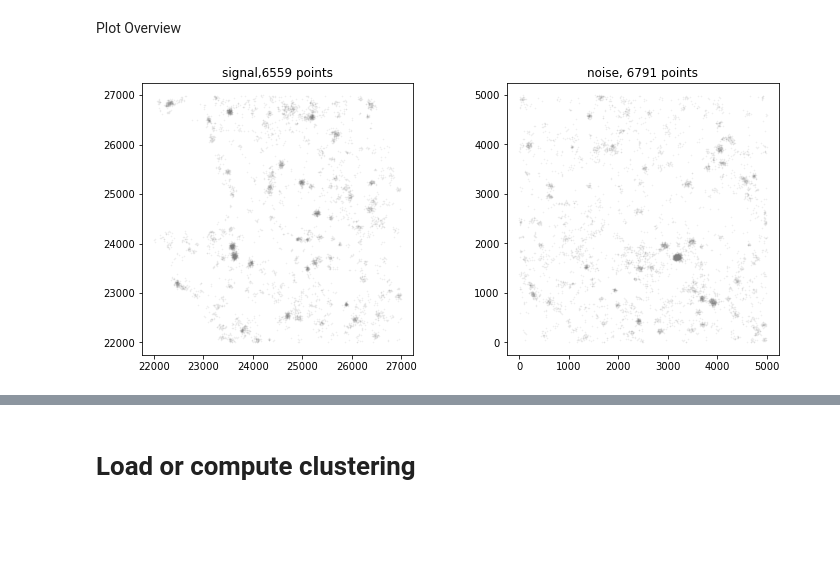
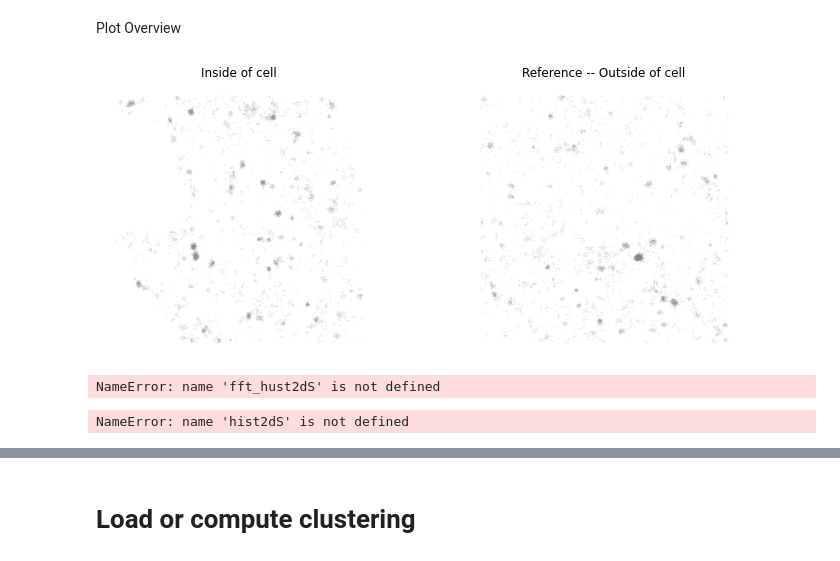
Before and after one commit to NoldAndreas/FINDER, a Jupyter notebook: Code/FigX4_Explore2DOptimizer_withReference_Streamlined_highDensityNoise.ipynb, the cells around one changed output, grey strips where cells are left out. Saved outputs shown, nothing was run; the diff lists cells and outputs as text; code cells hidden in the pictures; blank space fills up the shorter version.

```diff
--- a/Code/FigX4_Explore2DOptimizer_withReference_Streamlined_highDensityNoise.ipynb
+++ b/Code/FigX4_Explore2DOptimizer_withReference_Streamlined_highDensityNoise.ipynb
@@ -36,7 +40,7 @@ basefolder = '/Users/andreas/Documents/NoiseRecognizer_WorkingVersion/';
 # %%
 parameters_TTX = {'mainfolder'    :'ProteinData_ttx_1hr_2/',\
                   'image_filename':'AHA_2_MMStack_Pos0.ome_locs_render_driftcor_filter_render_pix0.02X6f20_X',\
-                  'signal_window' :[40000,45000,40000,45000],\
+                  'incell_window' :[40000,45000,40000,45000],\
                   'noise_window'  :[50000,60000,40000,50000],\
                   'datascale'     :158,
                   'algo'          :'DbscanLoop',\
@@ -44,7 +48,7 @@ parameters_TTX = {'mainfolder'    :'ProteinData_ttx_1hr_2/',\
 
 parameters_Mike = {'mainfolder'    :'MikeData/',\
                    'image_filename' :'EGFR-P1-ATTO655_cell_2_MMImages.ome_locs_render_al_linked1sigma_X',\
-                   'signal_window'  :[50,60,50,60],\
+                   'incell_window'  :[50,60,50,60],\
                    'noise_window'   :[50,100,100,150],\
                    'algo'           :'DbscanLoop',\
                    'analysis_name'  :'dataWindow_1'};
@@ -97,6 +101,6 @@ save_name = basefolder + parameters['save_name'];
 # %% [markdown]
 # Load Points
 # %%
-XC_signal = LoadPoints(basefolder+parameters['mainfolder']+parameters['image_filename']+'_signal.txt',datascale=parameters['datascale']);
-XC_noise  = LoadPoints(basefolder+parameters['mainfolder']+parameters['image_filename']+'_noise.txt',datascale=parameters['datascale']);
+XC_incell  = LoadPoints(basefolder+parameters['mainfolder']+parameters['image_filename']+'_incell.txt',datascale=parameters['datascale']);
+XC_outcell = LoadPoints(basefolder+parameters['mainfolder']+parameters['image_filename']+'_outcell.txt',datascale=parameters['datascale']);
 # %%
@@ -112,3 +113,6 @@ XC_noise  = FilterPoints(XC_noise,parameters['noise_window']);
+# %%
+XC_incell   = FilterPoints(XC_incell,parameters['incell_window']);
+XC_outcell  = FilterPoints(XC_outcell,parameters['outcell_window']);
 # %%
 def GetDensity(XC):
     x_minmax = (np.max(XC,axis=0))-np.min(XC,axis=0);
@@ -147,16 +151,35 @@ np.savetxt(basefolder+parameters['save_name']+"_filtered_noise.txt",XC_noise,fmt
 Plot Overview
 # %%
 fig,axs = plt.subplots(1,2,figsize=(12,5));
-PlotScatter(XC_signal,ax=axs[0])
-PlotScatter(XC_noise,ax=axs[1])
-#np.savetxt(outputfolder_R+analysis_name+"_filtered_signal.txt",XC_signal,fmt="%f\t%f");
-axs[0].set_title('signal,'+str(len(XC_signal))+' points');
-axs[1].set_title('noise, '+str(len(XC_noise))+' points');
+PlotScatter(XC_incell,ax=axs[0])
+PlotScatter(XC_outcell,ax=axs[1])
+#np.savetxt(outputfolder_R+analysis_name+"_filtered_incell.txt",XC_incell,fmt="%f\t%f");
+axs[0].set_title('in cell,'+str(len(XC_incell))+' points');
+#axs[0].set_xlim(150,158);
+#axs[0].set_ylim(140,147);
+
+axs[1].set_title('out cell, '+str(len(XC_outcell))+' points');
 for ax in axs:
     ax.set_aspect('equal');
+
+if(True):
+    axs[0].axis('off');
+    axs[1].axis('off')
+
+    axs[0].set_title('Inside of cell');
+    axs[1].set_title('Reference -- Outside of cell');
 #axs[1].set_xlim([50,60]);
 #axs[1].set_ylim([50,60]);
 
-plt.savefig(basefolder+parameters['save_name']+"_localizations_signal_vs_noise.pdf",bbox_inches="tight");
+plt.savefig(basefolder+parameters['save_name']+"_localizations_incell_vs_outcell.pdf",bbox_inches="tight");
+plt.savefig(basefolder+parameters['save_name']+"_localizations_incell_vs_outcell.png",bbox_inches="tight");
 # %% [output]
-[figure, old version]
+[figure, new version]
+# %%
+np.sum(fft_hust2dS,axis=0)
+# %% [output]
+NameError: name 'fft_hust2dS' is not defined
+# %%
+np.max(hist2dS)
+# %% [output]
+NameError: name 'hist2dS' is not defined
```
Also changed, not shown: parts of 42 cells of this notebook.
